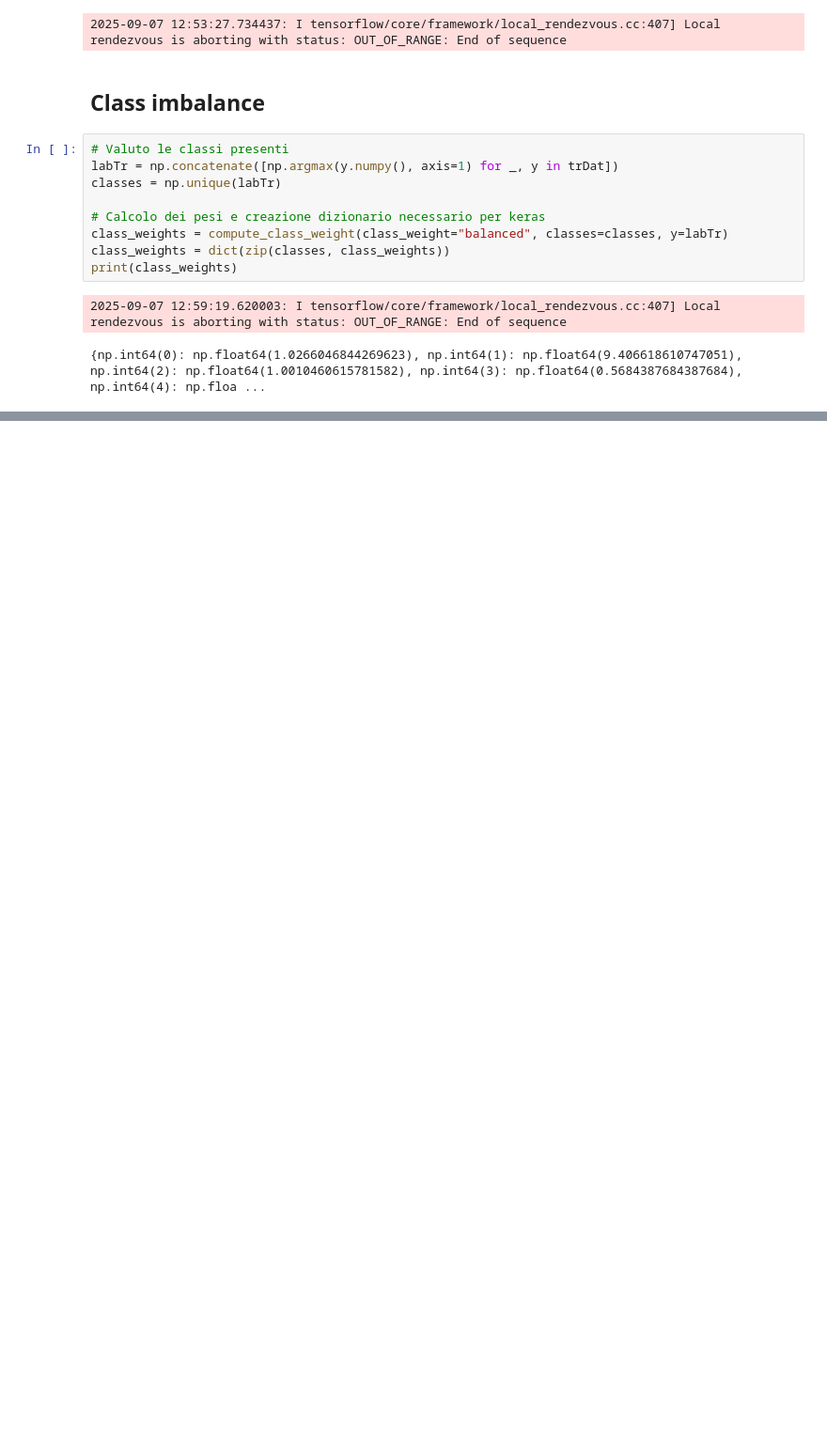
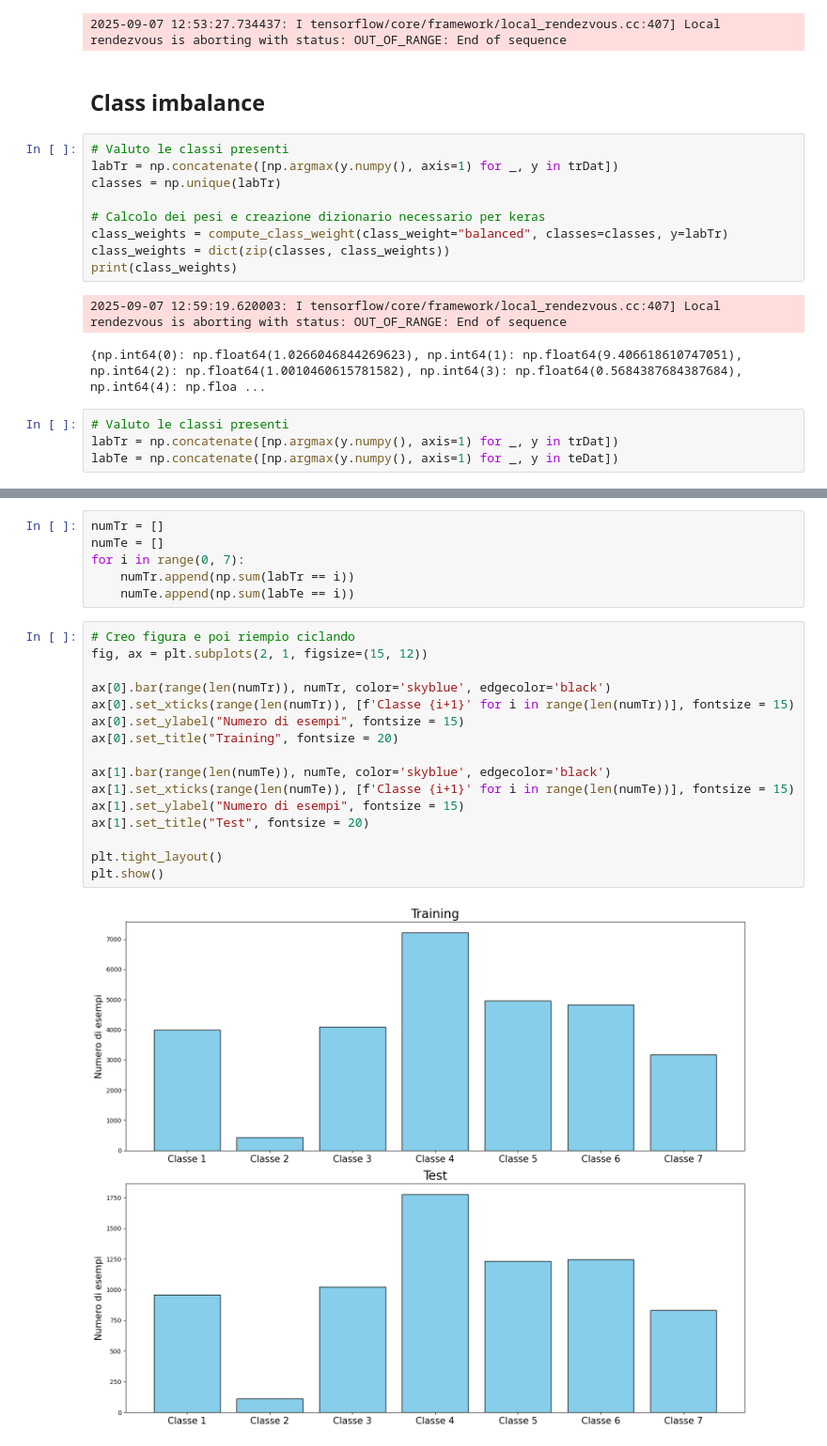
Before and after one commit to Negrini085/DeepLearning, a Jupyter notebook: Progetto/Dataset/dataset.ipynb, the cells around one changed output, grey strips where cells are left out. Shown at 94% size. Saved outputs shown, nothing was run; the diff lists cells and outputs as text; blank space fills up the shorter version.

```diff
--- a/Progetto/Dataset/dataset.ipynb
+++ b/Progetto/Dataset/dataset.ipynb
@@ -72,3 +84,7 @@ print(class_weights)
 # %% [output]
 2025-09-07 12:59:19.620003: I tensorflow/core/framework/local_rendezvous.cc:407] Local rendezvous is aborting with status: OUT_OF_RANGE: End of sequence
 {np.int64(0): np.float64(1.0266046844269623), np.int64(1): np.float64(9.406618610747051), np.int64(2): np.float64(1.0010460615781582), np.int64(3): np.float64(0.5684387684387684), np.int64(4): np.floa ...
+# %%
+# Valuto le classi presenti
+labTr = np.concatenate([np.argmax(y.numpy(), axis=1) for _, y in trDat])
+labTe = np.concatenate([np.argmax(y.numpy(), axis=1) for _, y in teDat])
@@ -74,0 +93,24 @@ print(class_weights)
+# %%
+numTr = []
+numTe = []
+for i in range(0, 7):
+    numTr.append(np.sum(labTr == i))
+    numTe.append(np.sum(labTe == i))
+# %%
+# Creo figura e poi riempio ciclando
+fig, ax = plt.subplots(2, 1, figsize=(15, 12))
+
+ax[0].bar(range(len(numTr)), numTr, color='skyblue', edgecolor='black')
+ax[0].set_xticks(range(len(numTr)), [f'Classe {i+1}' for i in range(len(numTr))], fontsize = 15)
+ax[0].set_ylabel("Numero di esempi", fontsize = 15)
+ax[0].set_title("Training", fontsize = 20)
+
+ax[1].bar(range(len(numTe)), numTe, color='skyblue', edgecolor='black')
+ax[1].set_xticks(range(len(numTe)), [f'Classe {i+1}' for i in range(len(numTe))], fontsize = 15)
+ax[1].set_ylabel("Numero di esempi", fontsize = 15)
+ax[1].set_title("Test", fontsize = 20)
+
+plt.tight_layout()
+plt.show()
+# %% [output]
+[figure, added]
```
Also changed, not shown: parts of 5 cells of this notebook, 1 other file.
